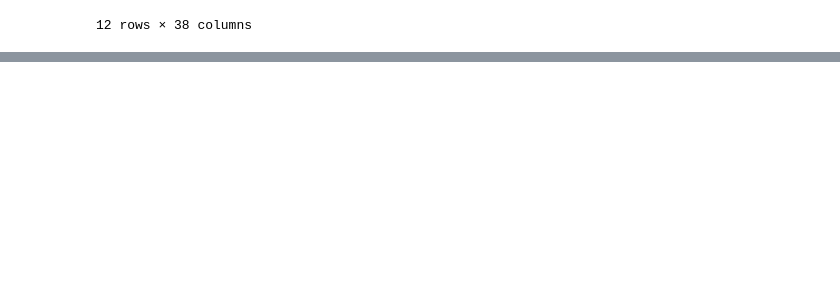
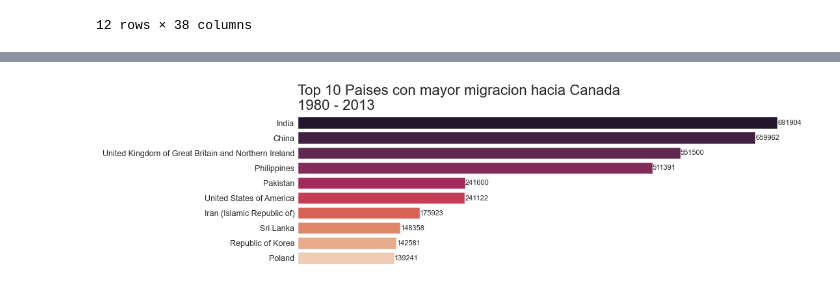
Before and after one commit to WMRioga/Alura---DataScience, a Jupyter notebook: Visualization/Visualization.ipynb, the cells around one changed output, grey strips where cells are left out. Cells and saved outputs as stored; diff of their text form; code cells hidden in the pictures; blank space fills up the shorter version.

```diff
--- a/Visualization/Visualization.ipynb
+++ b/Visualization/Visualization.ipynb
@@ -463,0 +527,4 @@ plt.show()
+# %%
+generar_grafico('rocket')
+# %% [output]
+[figure, added]
```
Also changed, not shown: parts of 38 cells of this notebook, 4 other files.
